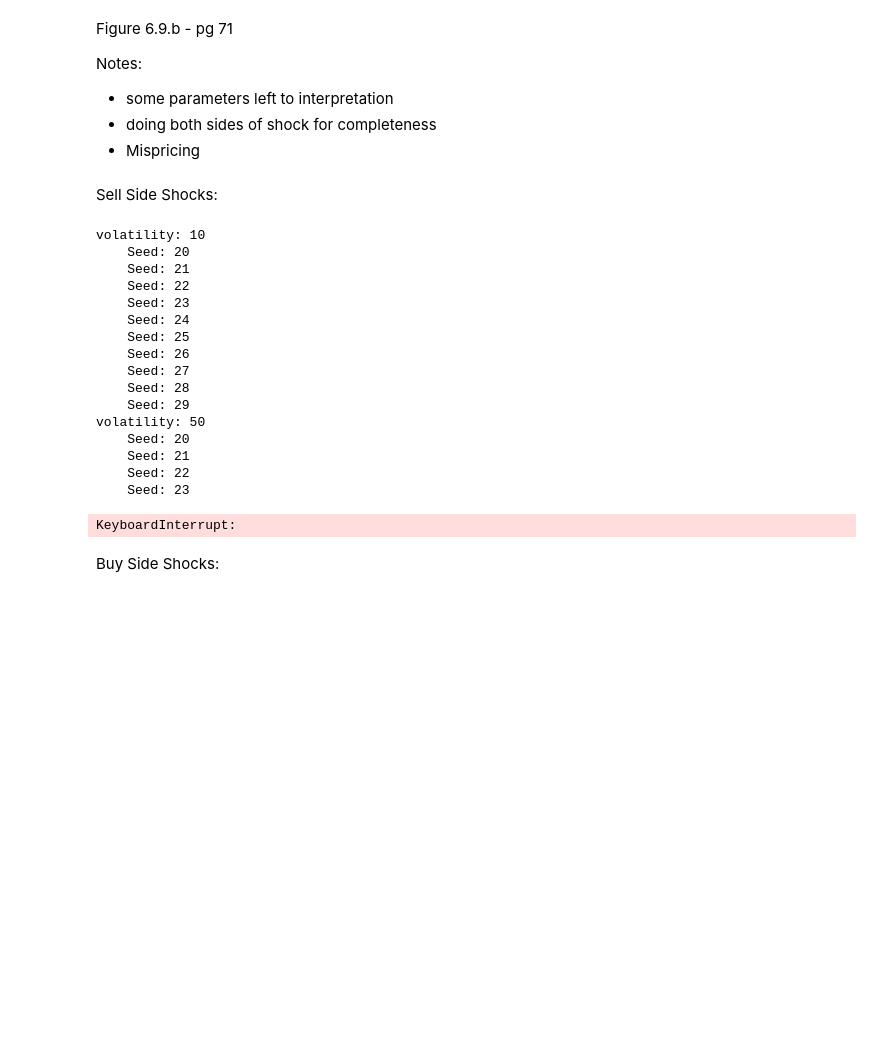
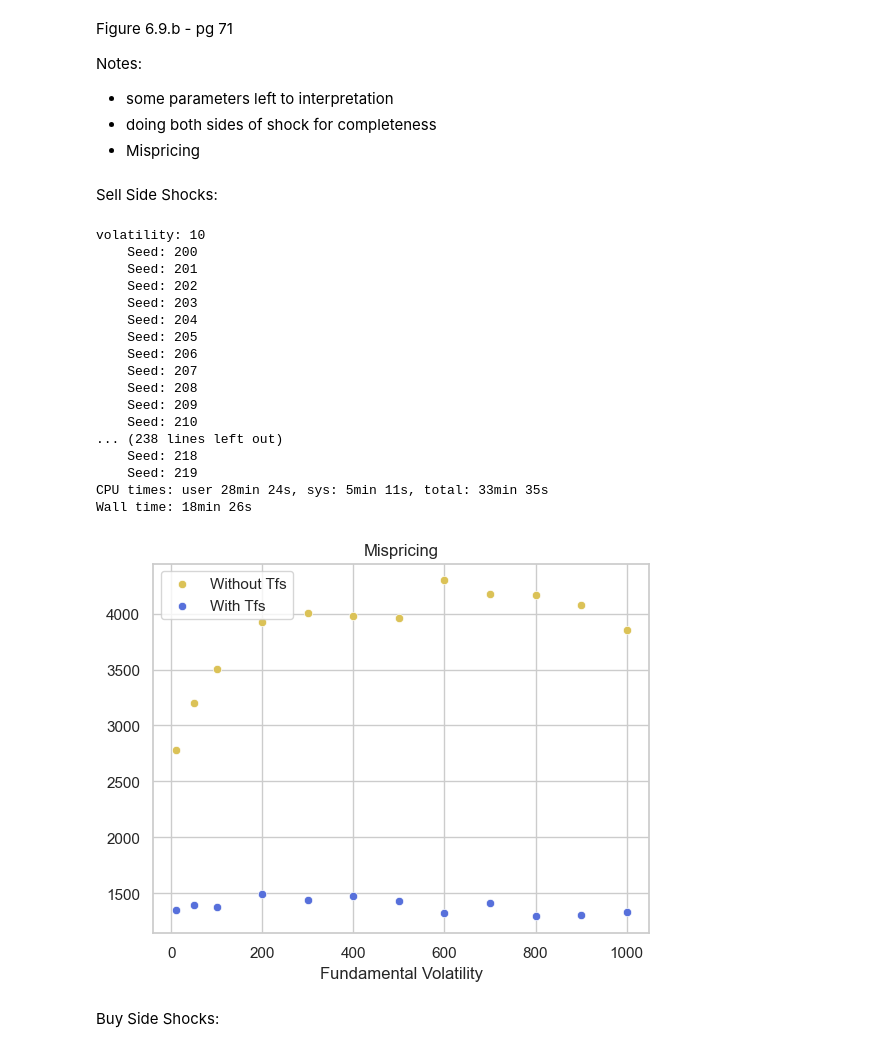
Before and after one commit to dipplestix/pymarketsim, a Jupyter notebook: recreation_6.5.ipynb, the cells around one changed output. Drawn from its saved outputs; the diff is of its cells as text; code cells hidden in the pictures; blank space fills up the shorter version.

```diff
--- a/recreation_6.5.ipynb
+++ b/recreation_6.5.ipynb
@@ -318,7 +335,7 @@ plot_trend = {}
 
 for volatility in [10, 50, 100, 200, 300, 400, 500, 600, 700, 800, 900, 1000]:
     print(f"volatility: {volatility}")
-    for seed in range(20, 30):
+    for seed in range(200, 220):
         print(f"    Seed: {seed}")
         sim_no_trend = ShockSimulator(
                 num_background_agents=66,
@@ -332,16 +349,16 @@ for volatility in [10, 50, 100, 200, 300, 400, 500, 600, 700, 800, 900, 1000]:
                 shock_var = volatility,
                 q_max = 10,
                 pv_var = 1e6,
-                shade=[500, 1000],
+                shade=[1000, 1500],
                 obs_var = 1e6,
                 eta = 0.8,
                 observe_transactions = True,
-                strategic_variance = 1e6,
+                strategic_variance = 1e3,
                 shock_entry_time = 5000,
                 shock_interval = 500,
                 shock_volume = 50,
                 shock_side = SELL,
-                L = 4,
+                L = 8,
                 PI = 100.0,
                 texp = 50,
                 random_seed = seed,
@@ -360,6 +377,10 @@ for volatility in [10, 50, 100, 200, 300, 400, 500, 600, 700, 800, 900, 1000]:
         mean_squared_diff_nt = np.mean(squared_diff_nt)
         rmsd_nt = np.sqrt(mean_squared_diff_nt)
 
+        # print(f"volatilty: {seed} {rmsd_nt} nt")
+        # if rmsd_nt > 10000:
+        #     print(f"    {squared_diff_nt}")
+
         if volatility not in plot_no_trend.keys():
             plot_no_trend[volatility] = 0
 
@@ -377,16 +398,16 @@ for volatility in [10, 50, 100, 200, 300, 400, 500, 600, 700, 800, 900, 1000]:
                 shock_var = volatility,
                 q_max = 10,
                 pv_var = 1e6,
-                shade=[500, 1000],
+                shade=[1000, 1500],
                 obs_var = 1e6,
                 eta = 0.8,
                 observe_transactions = True,
-                strategic_variance = 1e6,
+                strategic_variance = 1e3,
                 shock_entry_time = 5000,
                 shock_interval = 500,
                 shock_volume = 50,
                 shock_side = SELL,
-                L = 4,
+                L = 8,
                 PI = 100.0,
                 texp = 50,
                 random_seed = seed,
@@ -408,6 +429,9 @@ for volatility in [10, 50, 100, 200, 300, 400, 500, 600, 700, 800, 900, 1000]:
             plot_trend[volatility] = 0
 
         plot_trend[volatility] += rmsd_t
+        # print(f"volatilty: {seed} {rmsd_t}")
+        # if rmsd_t > 10000:
+        #     print(f"    {squared_diff_t}")
 
 
 # Plot using Seaborn and Matplotlib
@@ -418,55 +442,53 @@ palette = sns.color_palette("hls", 8)
 
 X_nt = []
 Y_nt = []
 
 for k, v in plot_no_trend.items():
-
     X_nt.append(k)
-    Y_nt.append(v / 10)
-    # print(k , v)
+    Y_nt.append(v / 20)
 
 
 X_t = []
 Y_t = []
 
 for k, v in plot_trend.items():
-
     X_t.append(k)
-    Y_t.append(v / 10)
+    Y_t.append(v / 20)
 
 sns.scatterplot(x=X_nt, y=Y_nt, color=palette[1], label="Without Tfs")
 sns.scatterplot(x=X_t, y=Y_t, color=palette[5], label="With Tfs")
 
 # Set plot labels and title
 plt.xlabel('Fundamental Volatility')
 plt.ylabel('')
 plt.title('Mispricing')
 
 # Display legend
 plt.legend()
 
 base = "/Users/rishithseelam/Code/SURE-SRG/market-sim-py/results/fig_6.9.b/"
 
 # save plot
-plt.savefig(base + f"6.9.b_SELL.png")
+plt.savefig(base + f"6.9.b_SELL_changed3.png")
 # %% [output]
 volatility: 10
-    Seed: 20
-    Seed: 21
-    Seed: 22
-    Seed: 23
-    Seed: 24
-    Seed: 25
-    Seed: 26
-    Seed: 27
-    Seed: 28
-    Seed: 29
-volatility: 50
-    Seed: 20
-    Seed: 21
-    Seed: 22
-    Seed: 23
+    Seed: 200
+    Seed: 201
+    Seed: 202
+    Seed: 203
+    Seed: 204
+    Seed: 205
+    Seed: 206
+    Seed: 207
+    Seed: 208
+    Seed: 209
+    Seed: 210
+... (238 lines left out)
+    Seed: 218
+    Seed: 219
+CPU times: user 28min 24s, sys: 5min 11s, total: 33min 35s
+Wall time: 18min 26s
-KeyboardInterrupt:
+[figure, added]
 # %% [markdown]
 Buy Side Shocks:
 # %%
```
Also changed, not shown: parts of 3 cells of this notebook, 16 other files.
